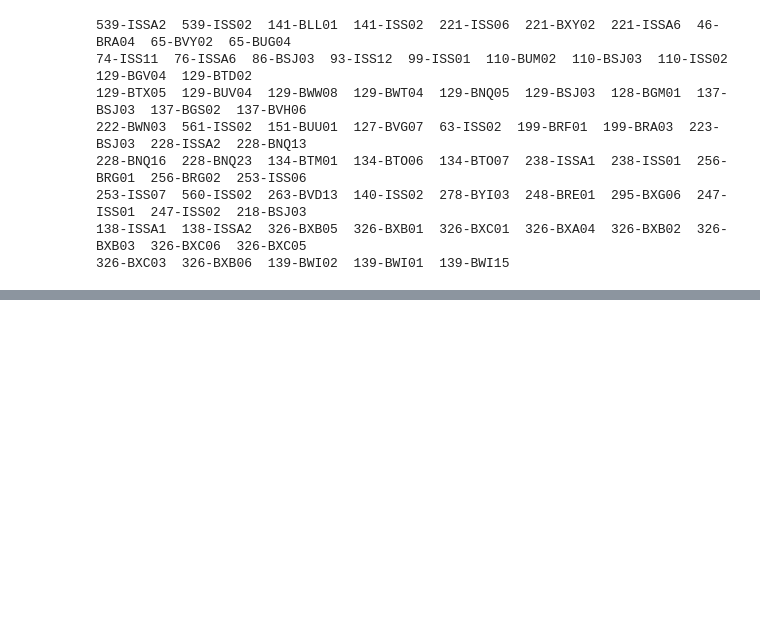
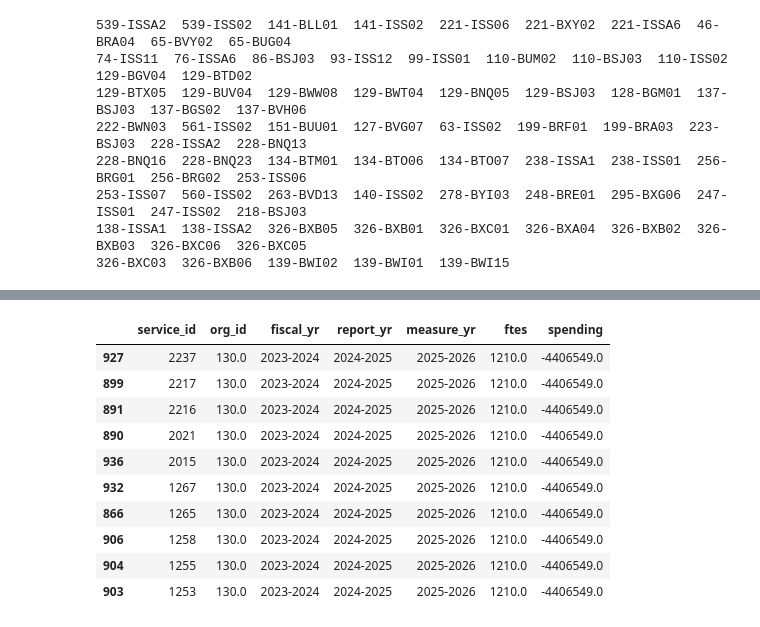
Before and after one commit to chhivc/service-data, a Jupyter notebook: notebooks/svc-spending/service-spending.ipynb, the cells around one changed output, grey strips where cells are left out. Saved outputs shown, nothing was run; the diff lists cells and outputs as text; code cells hidden in the pictures; blank space fills up the shorter version.

```diff
--- a/notebooks/svc-spending/service-spending.ipynb
+++ b/notebooks/svc-spending/service-spending.ipynb
@@ -176,0 +307,14 @@ si_prog[si_prog["prog_dept"].isin(diff_code)].to_csv("incorrect_program_code.csv
+# %%
+sigit_sp25_agg.sort_values(by=["spending", "service_id"], ascending=False).tail(10)
+# %% [output]
+|  | service_id | org_id | fiscal_yr | report_yr | measure_yr | ftes | spending |
+| 927 | 2237 | 130.0 | 2023-2024 | 2024-2025 | 2025-2026 | 1210.0 | -4406549.0 |
+| 899 | 2217 | 130.0 | 2023-2024 | 2024-2025 | 2025-2026 | 1210.0 | -4406549.0 |
+| 891 | 2216 | 130.0 | 2023-2024 | 2024-2025 | 2025-2026 | 1210.0 | -4406549.0 |
+| 890 | 2021 | 130.0 | 2023-2024 | 2024-2025 | 2025-2026 | 1210.0 | -4406549.0 |
+| 936 | 2015 | 130.0 | 2023-2024 | 2024-2025 | 2025-2026 | 1210.0 | -4406549.0 |
+| 932 | 1267 | 130.0 | 2023-2024 | 2024-2025 | 2025-2026 | 1210.0 | -4406549.0 |
+| 866 | 1265 | 130.0 | 2023-2024 | 2024-2025 | 2025-2026 | 1210.0 | -4406549.0 |
+| 906 | 1258 | 130.0 | 2023-2024 | 2024-2025 | 2025-2026 | 1210.0 | -4406549.0 |
+| 904 | 1255 | 130.0 | 2023-2024 | 2024-2025 | 2025-2026 | 1210.0 | -4406549.0 |
+| 903 | 1253 | 130.0 | 2023-2024 | 2024-2025 | 2025-2026 | 1210.0 | -4406549.0 |
```
Also changed, not shown: parts of 54 cells of this notebook, 4 other files.
